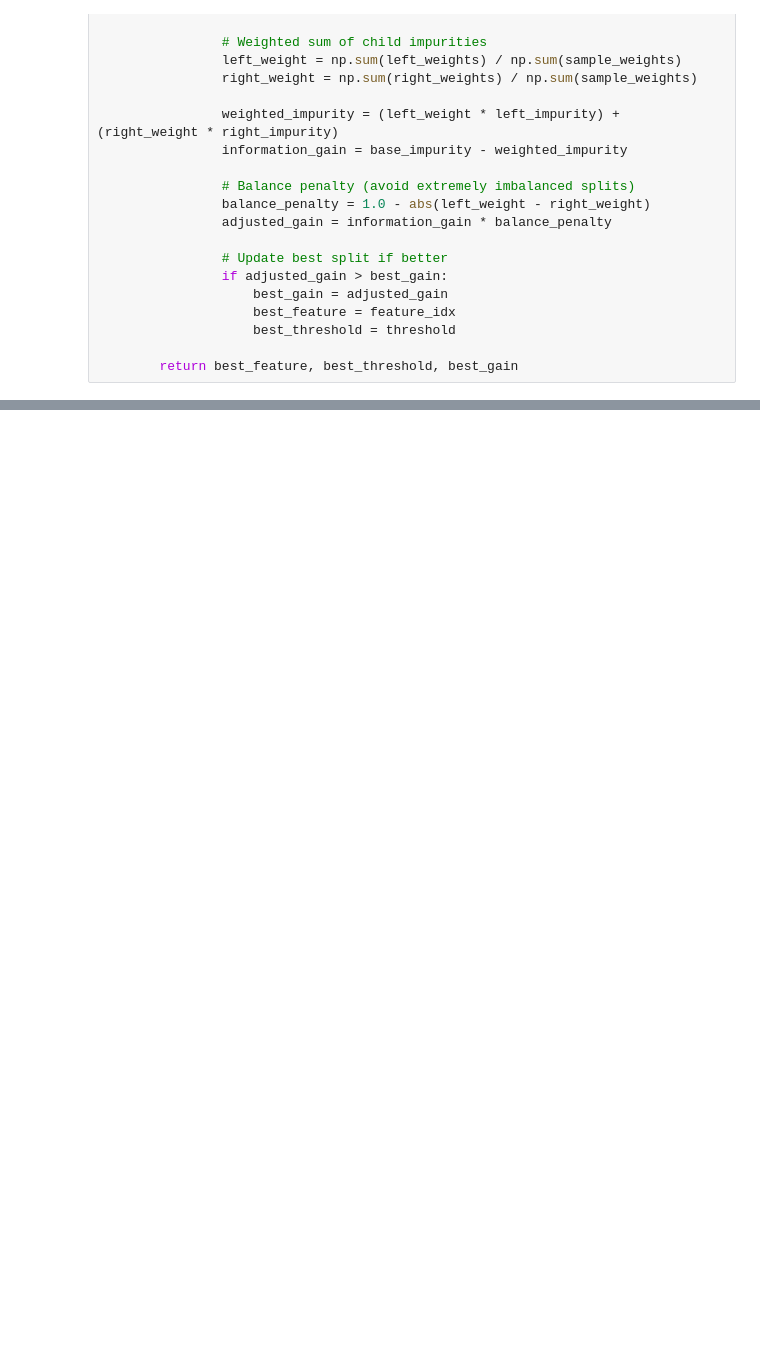
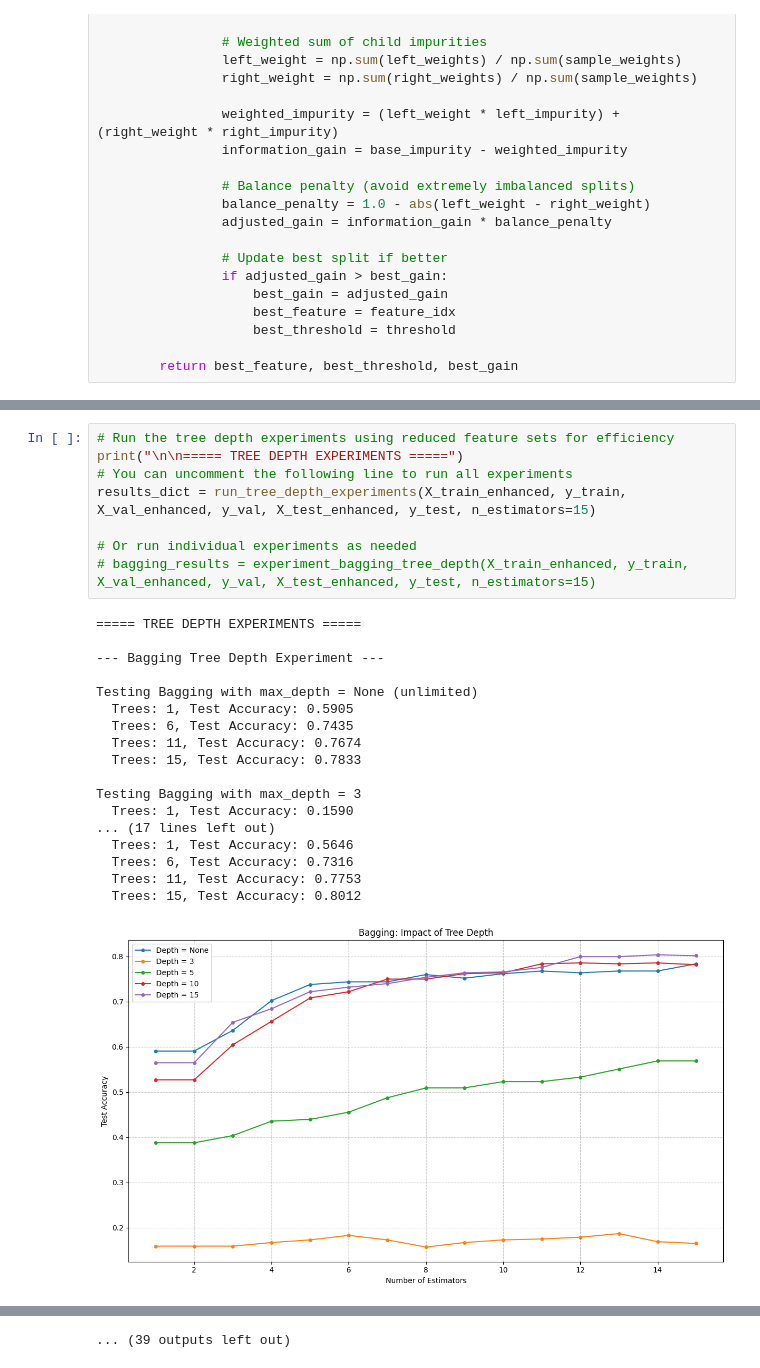
Before and after one commit to RepoRogue123/Linguistix, a Jupyter notebook: Decision_Tree/Decision_tree_ensemble_methods.ipynb, the cells around one changed output, grey strips where cells are left out. Drawn from its saved outputs; the diff is of its cells as text; blank space fills up the shorter version.

```diff
--- a/Decision_Tree/Decision_tree_ensemble_methods.ipynb
+++ b/Decision_Tree/Decision_tree_ensemble_methods.ipynb
@@ -1661,0 +2064,27 @@ plt.show()
+# %%
+# Run the tree depth experiments using reduced feature sets for efficiency
+print("\n\n===== TREE DEPTH EXPERIMENTS =====")
+# You can uncomment the following line to run all experiments
+results_dict = run_tree_depth_experiments(X_train_enhanced, y_train, X_val_enhanced, y_val, X_test_enhanced, y_test, n_estimators=15)
+
+# Or run individual experiments as needed
+# bagging_results = experiment_bagging_tree_depth(X_train_enhanced, y_train, X_val_enhanced, y_val, X_test_enhanced, y_test, n_estimators=15)
+# %% [output]
+===== TREE DEPTH EXPERIMENTS =====
+
+--- Bagging Tree Depth Experiment ---
+
+Testing Bagging with max_depth = None (unlimited)
+  Trees: 1, Test Accuracy: 0.5905
+  Trees: 6, Test Accuracy: 0.7435
+  Trees: 11, Test Accuracy: 0.7674
+  Trees: 15, Test Accuracy: 0.7833
+
+Testing Bagging with max_depth = 3
+  Trees: 1, Test Accuracy: 0.1590
+... (17 lines left out)
+  Trees: 1, Test Accuracy: 0.5646
+  Trees: 6, Test Accuracy: 0.7316
+  Trees: 11, Test Accuracy: 0.7753
+  Trees: 15, Test Accuracy: 0.8012
+[figure, added]
@@ -1661,0 +2185 @@ plt.show()
+... (39 outputs left out)
```
Also changed, not shown: parts of 16 cells of this notebook.
